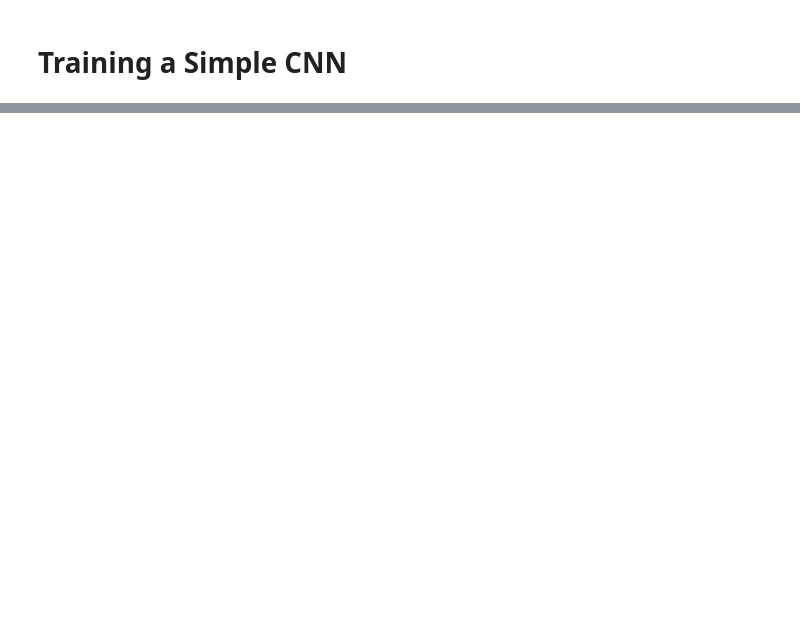
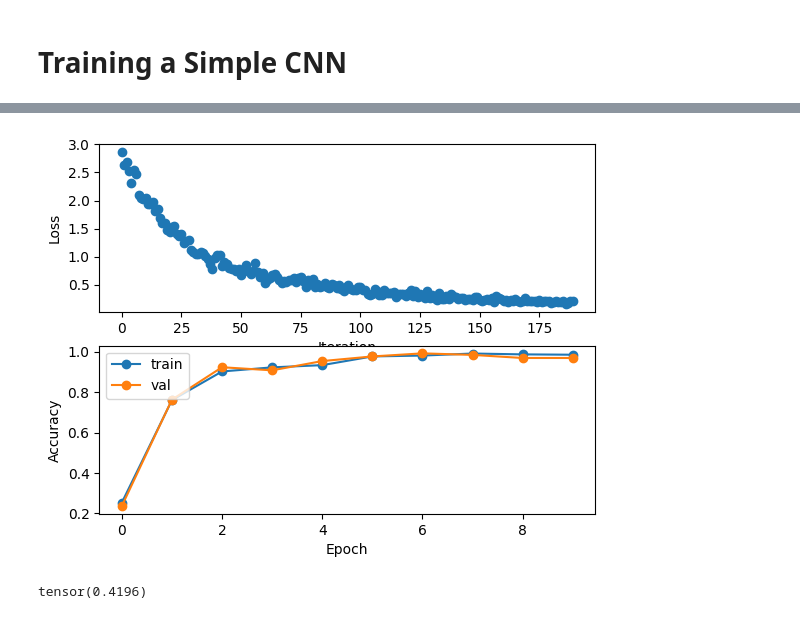
Before and after one commit to mycalize/gaze-estimator, a Jupyter notebook: simple_cnn.ipynb, the cells around one changed output, grey strips where cells are left out. Cells and saved outputs as stored; diff of their text form; code cells hidden in the pictures; blank space fills up the shorter version.

Commit message:
Update simple_cnn notebook and rename ConvNet to CNN

```diff
--- a/simple_cnn.ipynb
+++ b/simple_cnn.ipynb
@@ -60,5 +57,5 @@ Labels batch shape: torch.Size([64])
 # %%
-model = ConvNet(input_dims=(160, 120))
+model = CNN(input_dims=(160, 120))
 criterion = nn.CrossEntropyLoss()
 optimizer = optim.Adam(model.parameters(), lr=1e-4)
 
@@ -66,16 +74,21 @@ results = train(model, criterion, optimizer, train_loader, val_loader, epochs=10
 # %%
-iter_train_loss_list, train_acc_list = results
-plt.plot(iter_train_loss_list)
-plt.xlabel('Iteration Number')
-plt.ylabel('Loss Value')
-plt.title('Loss History')
+loss_history, train_acc_history, val_acc_history = results
+plt.subplot(2, 1, 1)
+plt.plot(loss_history, 'o')
+plt.xlabel('Iteration')
+plt.ylabel('Loss')
+
+plt.subplot(2, 1, 2)
+plt.plot(train_acc_history, '-o')
+plt.plot(val_acc_history, '-o')
+plt.legend(['train', 'val'], loc='upper left')
+plt.xlabel('Epoch')
+plt.ylabel('Accuracy')
 plt.show()
-
-plt.plot(train_acc_list)
-plt.xlabel('Epoch number')
-plt.ylabel('Accuracy')
-plt.title('Training Accuracy')
-plt.show()
+# %% [output]
+[figure, added]
 # %%
 test_acc = evaluate_acc(model, test_loader)
 print(test_acc)
+# %% [output]
+tensor(0.4196)
```
Also changed, not shown: parts of 4 cells of this notebook, 2 other files.
